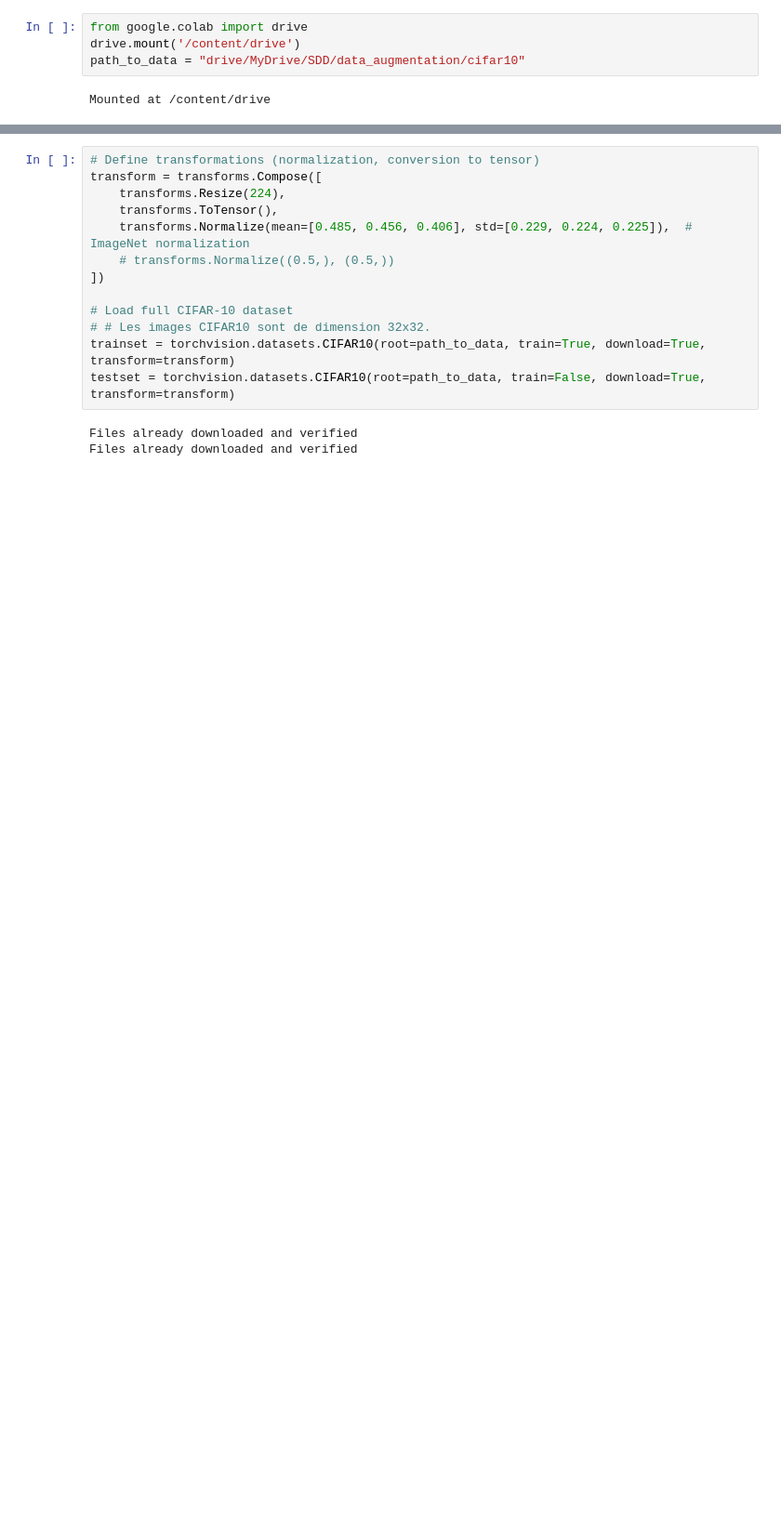
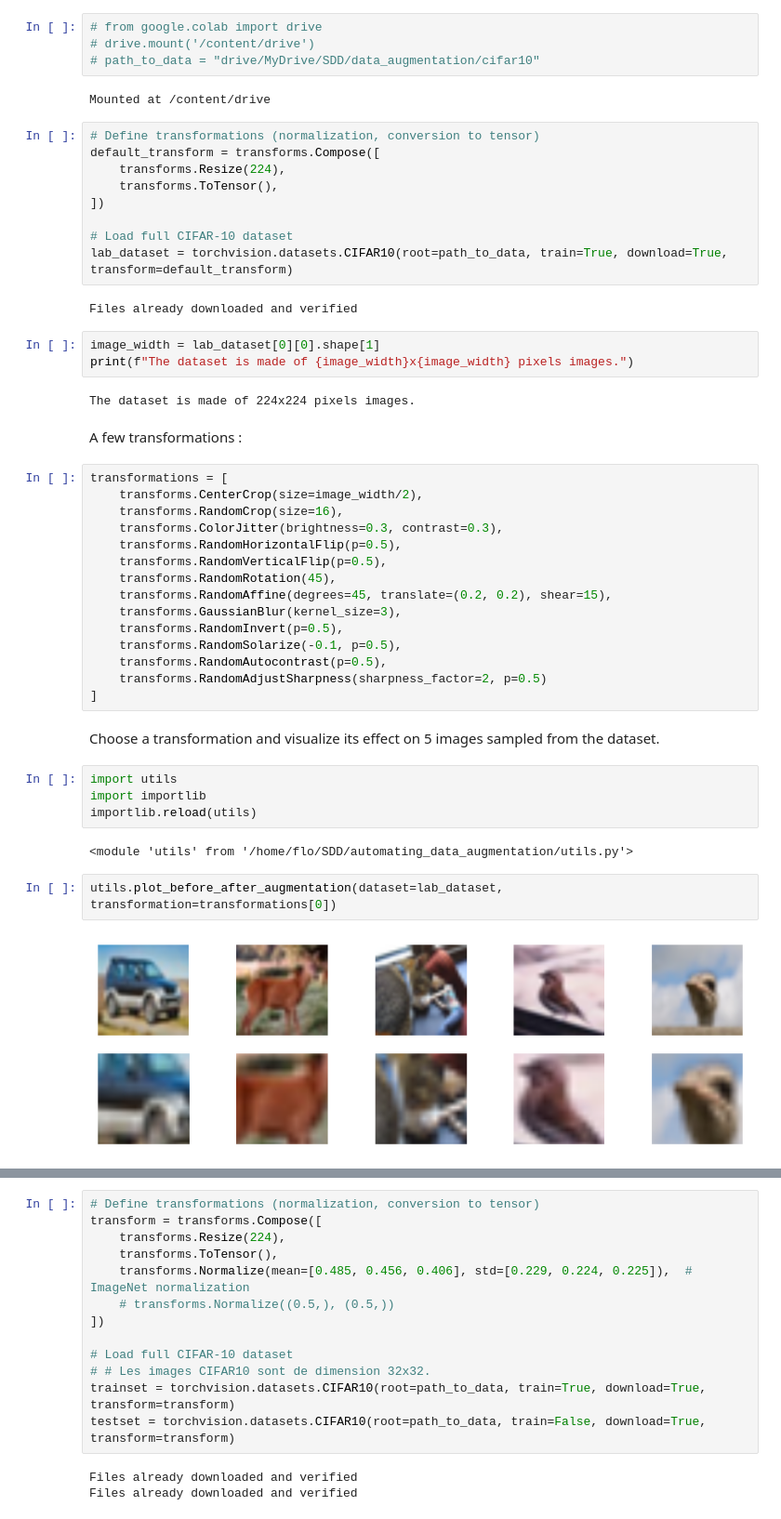
Before and after one commit to fga-0/automating_data_augmentation, a Jupyter notebook: Automating_the_art_of_data_augmentation.ipynb, the cells around one changed output, grey strips where cells are left out. Shown at 93% size. Saved outputs shown, nothing was run; the diff lists cells and outputs as text; blank space fills up the shorter version.

Commit message:
transformation lab, generalization effect article and training loss plot

```diff
--- a/Automating_the_art_of_data_augmentation.ipynb
+++ b/Automating_the_art_of_data_augmentation.ipynb
@@ -62,6 +68,51 @@ The 10 classes are :
 # %%
-from google.colab import drive
-drive.mount('/content/drive')
-path_to_data = "drive/MyDrive/SDD/data_augmentation/cifar10"
+# from google.colab import drive
+# drive.mount('/content/drive')
+# path_to_data = "drive/MyDrive/SDD/data_augmentation/cifar10"
 # %% [output]
 Mounted at /content/drive
+# %%
+# Define transformations (normalization, conversion to tensor)
+default_transform = transforms.Compose([
+    transforms.Resize(224),
+    transforms.ToTensor(),
+])
+
+# Load full CIFAR-10 dataset
+lab_dataset = torchvision.datasets.CIFAR10(root=path_to_data, train=True, download=True, transform=default_transform)
+# %% [output]
+Files already downloaded and verified
+# %%
+image_width = lab_dataset[0][0].shape[1]
+print(f"The dataset is made of {image_width}x{image_width} pixels images.")
+# %% [output]
+The dataset is made of 224x224 pixels images.
+# %% [markdown]
+A few transformations :
+# %%
+transformations = [
+    transforms.CenterCrop(size=image_width/2),
+    transforms.RandomCrop(size=16),
+    transforms.ColorJitter(brightness=0.3, contrast=0.3),
+    transforms.RandomHorizontalFlip(p=0.5),
+    transforms.RandomVerticalFlip(p=0.5),
+    transforms.RandomRotation(45),
+    transforms.RandomAffine(degrees=45, translate=(0.2, 0.2), shear=15),
+    transforms.GaussianBlur(kernel_size=3),
+    transforms.RandomInvert(p=0.5),
+    transforms.RandomSolarize(-0.1, p=0.5),
+    transforms.RandomAutocontrast(p=0.5),
+    transforms.RandomAdjustSharpness(sharpness_factor=2, p=0.5)
+]
+# %% [markdown]
+Choose a transformation and visualize its effect on 5 images sampled from the dataset.
+# %%
+import utils
+import importlib
+importlib.reload(utils)
+# %% [output]
+<module 'utils' from '/home/flo/SDD/automating_data_augmentation/utils.py'>
+# %%
+utils.plot_before_after_augmentation(dataset=lab_dataset, transformation=transformations[0])
+# %% [output]
+[figure, added]
```
Also changed, not shown: parts of 23 cells of this notebook, 3 other files.
